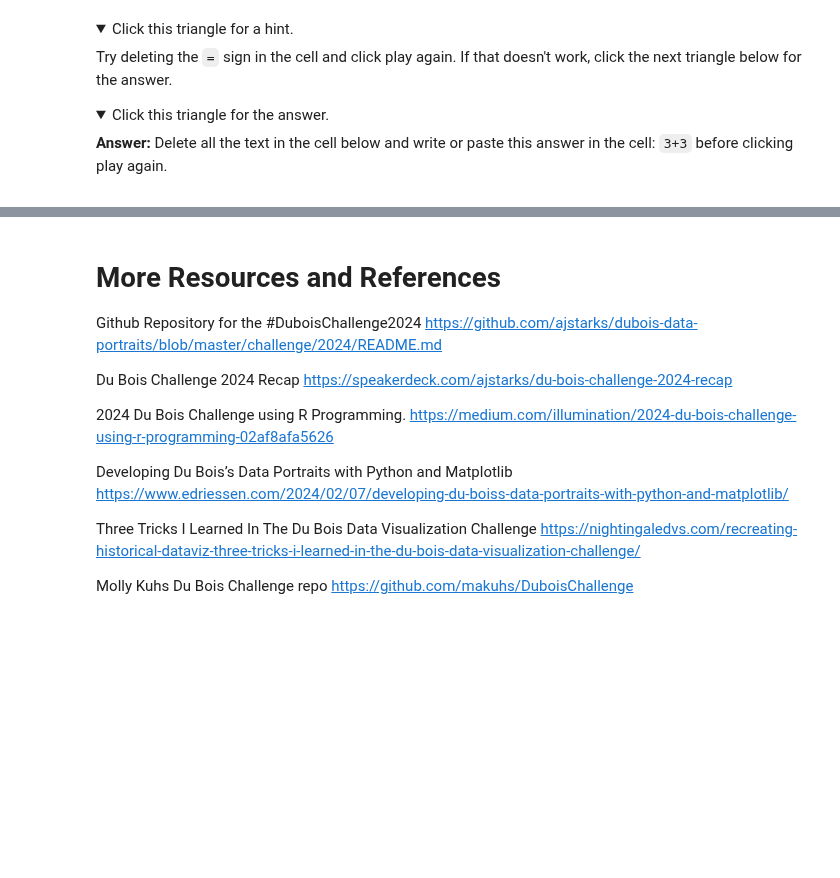
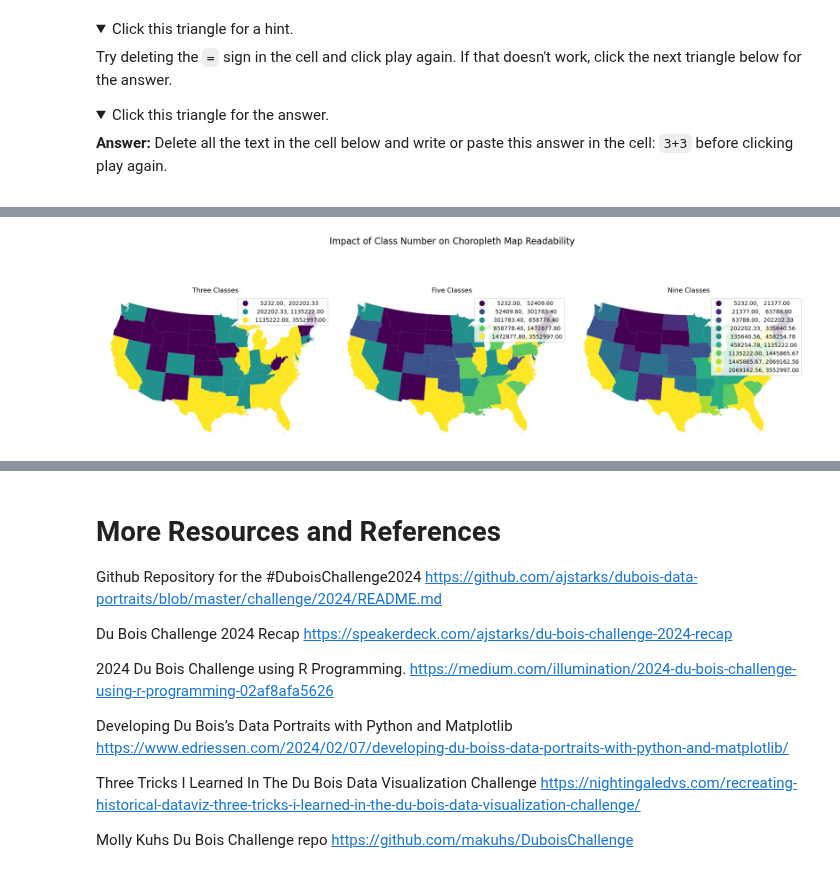
Before and after one commit to HigherEdData/Du-Bois-STEM, a Jupyter notebook: notebooks/python_popmap_dubois.ipynb, the cells around one changed output, grey strips where cells are left out. Drawn from its saved outputs; the diff is of its cells as text; code cells hidden in the pictures; folded sections open; blank space fills up the shorter version.

```diff
--- a/notebooks/python_popmap_dubois.ipynb
+++ b/notebooks/python_popmap_dubois.ipynb
@@ -538,0 +145,4 @@ gdf.head()
+# %%
+csvurl="https://github.com/HigherEdData/Du-Bois-STEM/raw/refs/heads/main/data/d_popmap.csv"
+df = __.read_csv(csvurl)
+df.head()
@@ -538,0 +173,4 @@ gdf.head()
+# %%
+shpurl="https://github.com/HigherEdData/Du-Bois-STEM/raw/refs/heads/main/data/us_state_2020/us_state_2020_reduced.shp"
+gdf = ___.read_file(shpurl)
+gdf.head()
@@ -559,0 +214,3 @@ gdf_recreate.head()
+# %%
+gdf_merged = gdf.merge(df, on='_______')
+gdf_merged.head()
@@ -634,0 +286,45 @@ axs[0].text(-900000,2900000, r'Recreated by ______', fontsize=10) #3: add your n
+# %%
+# Plot maps with different numbers of classes
+fig, axs = plt.subplots(1, 3, figsize=(18, 6))
+
+# 3 Classes
+gdf_merged.plot(
+    column='blkpop',
+    scheme='Quantiles',
+    k=3,
+    legend=True,
+    ax=axs[0],
+    legend_kwds={},
+)
+axs[0].set_title("Three Classes")
+axs[0].axis('off')
+
+# 5 Classes
+gdf_merged.plot(
+    column='blkpop',
+    scheme='Quantiles',
+    k=5,
+    legend=True,
+    ax=axs[1],
+    legend_kwds={},
+)
+axs[1].set_title("Five Classes")
+axs[1].axis('off')
+
+# 9 Classes
+gdf_merged.plot(
+    column='blkpop',
+    scheme='Quantiles',
+    k=9,
+    legend=True,
+    ax=axs[2],
+    legend_kwds={},
+)
+axs[2].set_title("Nine Classes")
+axs[2].axis('off')
+
+plt.tight_layout()
+plt.suptitle("Impact of Class Number on Choropleth Map Readability", fontsize=16, y=1.05)
+plt.show()
+# %% [output]
+[figure, added]
```
Also changed, not shown: parts of 80 cells of this notebook.
